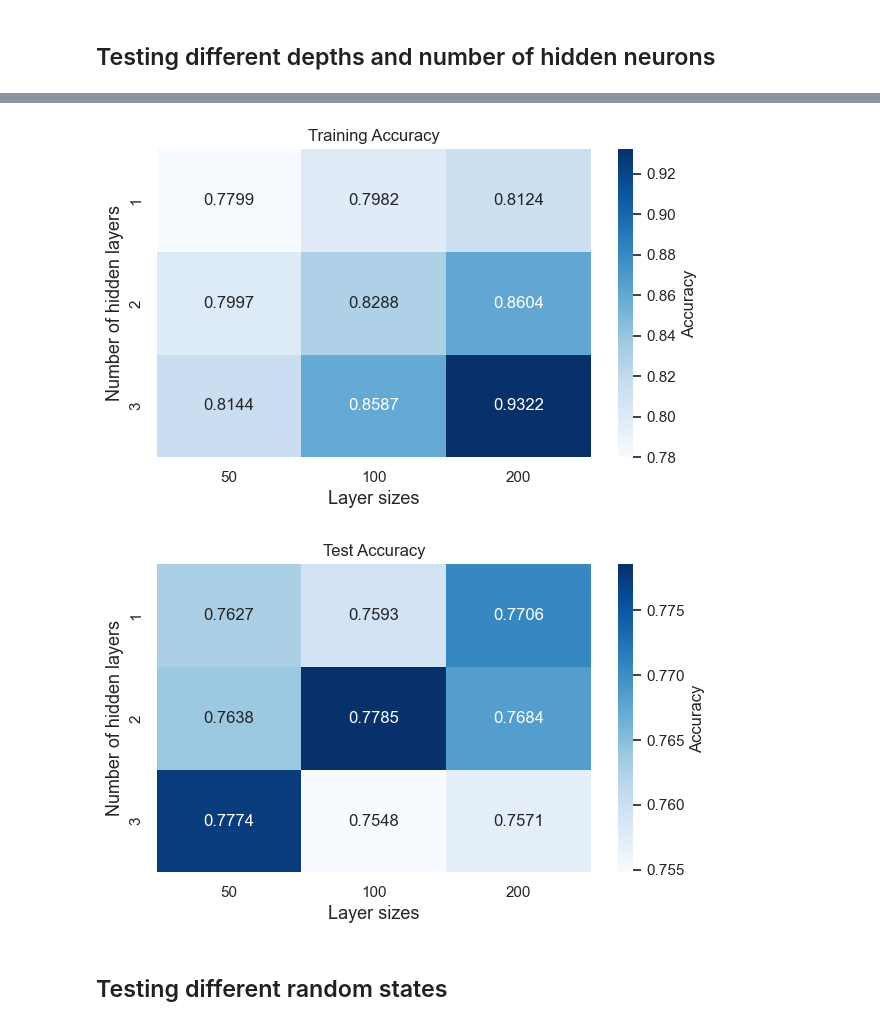
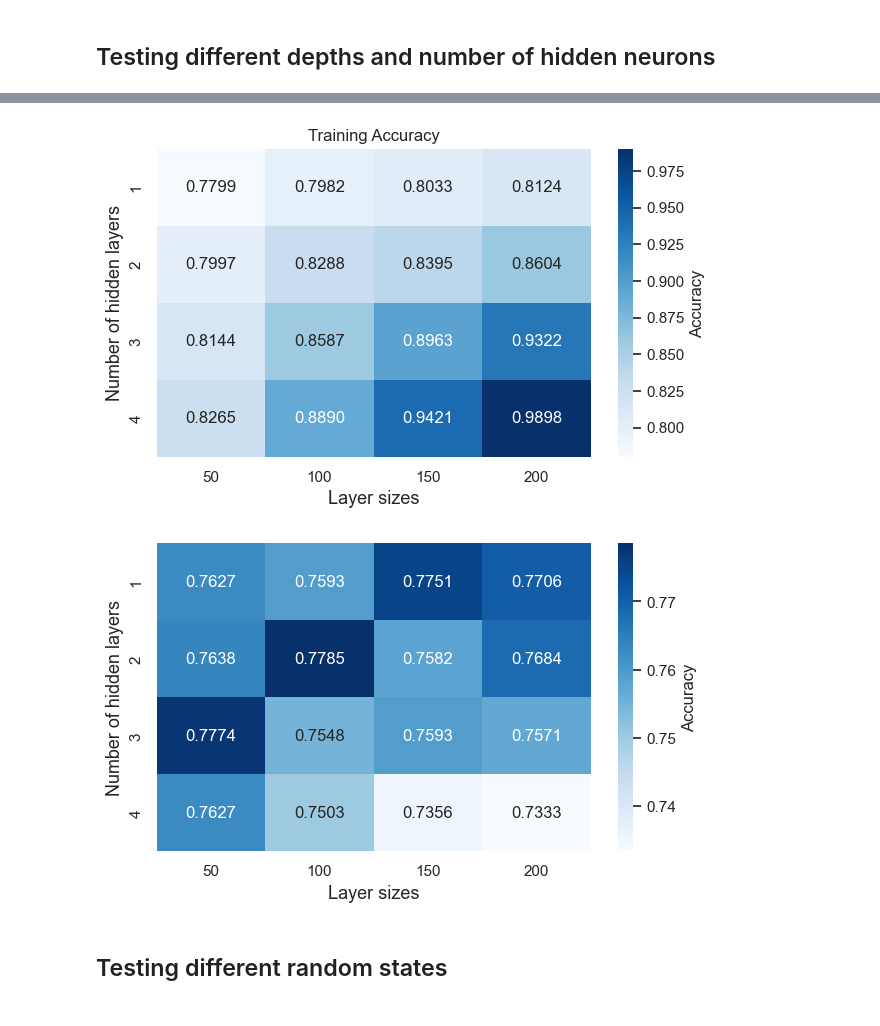
Before and after one commit to m-nader/FYS-STK4155-group14, a Jupyter notebook: project_3/Code/nn.ipynb, the cells around one changed output, grey strips where cells are left out. Drawn from its saved outputs; the diff is of its cells as text; code cells hidden in the pictures.

```diff
--- a/project_3/Code/nn.ipynb
+++ b/project_3/Code/nn.ipynb
@@ -260,8 +280,8 @@ plt.show()
 
 
 epochs = 100
-layer_no = [1,2,3]
-layer_sizes = [50,100,200]
+layer_no = [1,2,3, 4]
+layer_sizes = [50,100,150,200]
 
 DNN_scikit = np.zeros((len(layer_no), len(layer_sizes)), dtype=object)
 
@@ -312,35 +341,35 @@ Accuracy score on test set:  0.7570621468926554
 # %%
 for i in range(len(layer_no)):
     for j in range(len(layer_sizes)):
         dnn = DNN_scikit[i][j]
 
         train_pred = dnn.predict(X_train)
         test_pred = dnn.predict(X_test)
 
         train_accuracy[i][j] = accuracy_score(y_train, train_pred)
         test_accuracy[i][j] = accuracy_score(y_test, test_pred)
 
 plt.figure(figsize=(7,4))
 ax = sns.heatmap( train_accuracy, cmap='Blues', annot=True, fmt='.4f',
                  xticklabels=layer_sizes, yticklabels=layer_no, cbar=True, cbar_kws={'label':'Accuracy'} )
 ax.set_title("Training Accuracy")
 ax.set_xlabel("Layer sizes", fontsize=13)
 ax.set_ylabel("Number of hidden layers", fontsize=13)
 # plt.savefig('../Figures/nn_train_acc_log.png', dpi=300, bbox_inches='tight')
 
 plt.show()
 
 plt.figure(figsize=(7,4))
 ax = sns.heatmap(test_accuracy, cmap='Blues', annot=True, fmt='.4f',
                  xticklabels=layer_sizes, yticklabels=layer_no, cbar=True, cbar_kws={'label':'Accuracy'} )
-ax.set_title("Test Accuracy")
+# ax.set_title("Test Accuracy")
 ax.set_xlabel("Layer sizes", fontsize=13)
 ax.set_ylabel("Number of hidden layers", fontsize=13)
-# plt.savefig('../Figures/nn_test_acc_log.png', dpi=300, bbox_inches='tight')
+plt.savefig('../Figures/nn_test_size.png', dpi=300, bbox_inches='tight')
 plt.show()
 # %% [output]
-[figure, old version]
+[figure, new version]
-[figure, old version]
+[figure, new version]
 # %% [markdown]
 ## Testing different random states
 # %%
```
Also changed, not shown: parts of 6 cells of this notebook, 9 other files.
